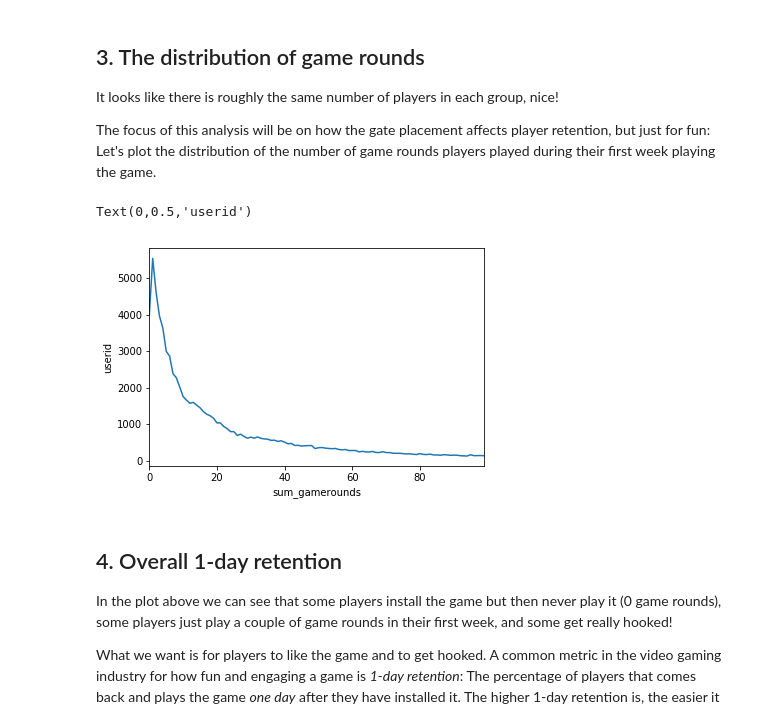
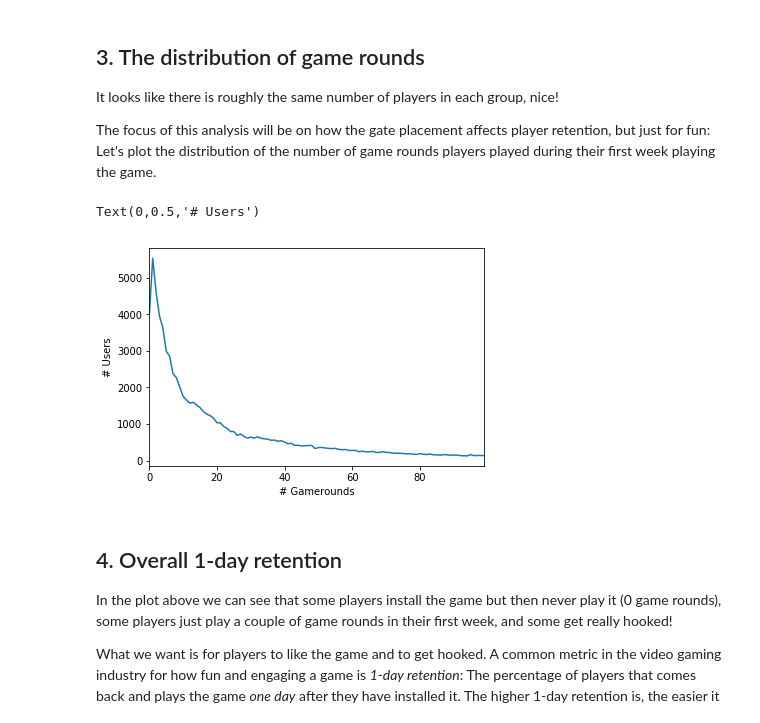
Before and after one commit to BrandonJia/ABTestingAndExperimentDesign, a Jupyter notebook: MobileAppABTesting/MobileAppABTesting.ipynb, the cells around one changed output. Drawn from its saved outputs; the diff is of its cells as text; code cells hidden in the pictures.

```diff
--- a/MobileAppABTesting/MobileAppABTesting.ipynb
+++ b/MobileAppABTesting/MobileAppABTesting.ipynb
@@ -44,16 +44,16 @@ df['userid'].nunique()
 # %%
 %matplotlib inline
 
 # Counting the number of players for each number of gamerounds
 plot_df = df.groupby('sum_gamerounds')['userid'].count()
 
 # Plotting the distribution of players that played 0 to 100 game rounds
-ax = plot_df.head(n=100).plot(x = 'sum_gamerounds',y='userid')
-ax.set_xlabel("sum_gamerounds")
-ax.set_ylabel("userid")
+ax = plot_df.head(n=100).plot()
+ax.set_xlabel("# Gamerounds")
+ax.set_ylabel("# Users")
 # %% [output]
-Text(0,0.5,'userid')
+Text(0,0.5,'# Users')
-[figure, old version]
+[figure, new version]
 # %% [markdown]
 ## 4. Overall 1-day retention
 <p>In the plot above we can see that some players install the game but then never play it (0 game rounds), some players just play a couple of game rounds in their first week, and some get really hooked!</p>
```
Also changed, not shown: parts of 8 cells of this notebook.
